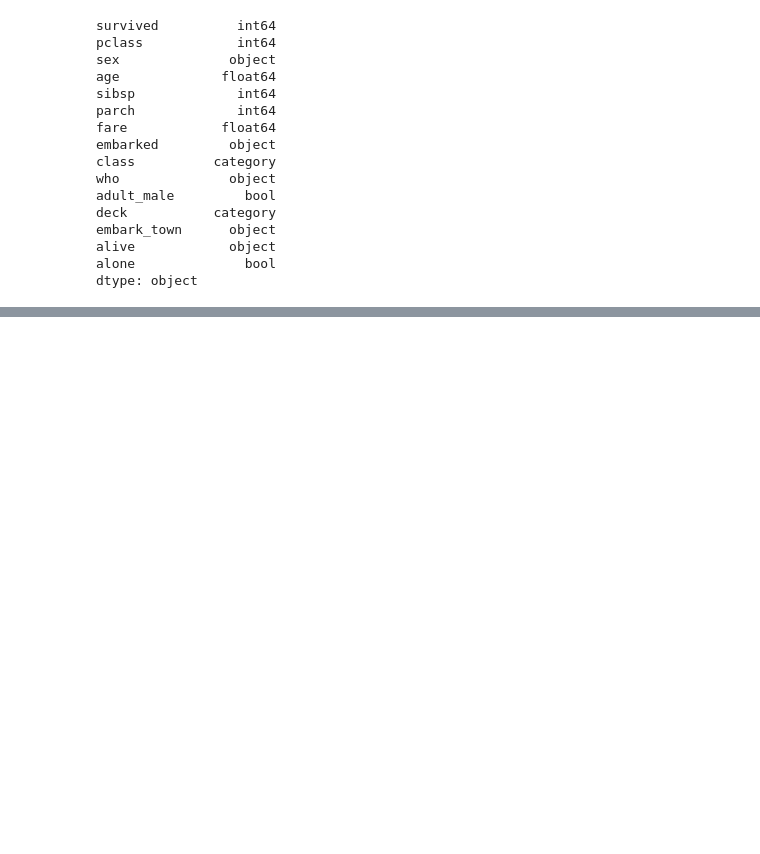
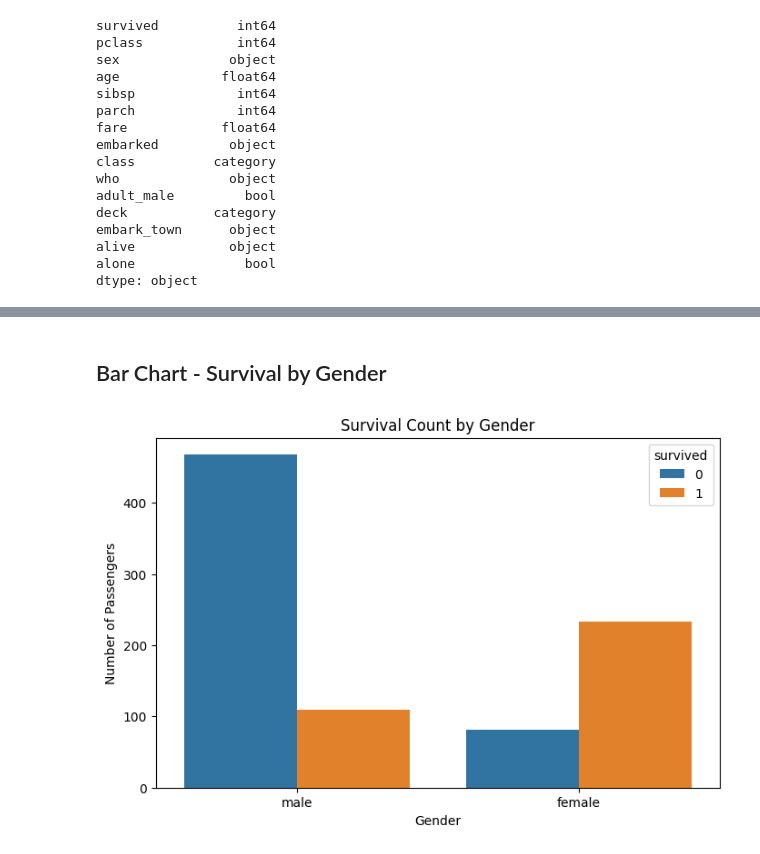
Before and after one commit to nauman1122/neurofive-ml-track, a Jupyter notebook: Week_01/titanic_eda_01.ipynb, the cells around one changed output, grey strips where cells are left out. Saved outputs shown, nothing was run; the diff lists cells and outputs as text; code cells hidden in the pictures; blank space fills up the shorter version.

```diff
--- a/Week_01/titanic_eda_01.ipynb
+++ b/Week_01/titanic_eda_01.ipynb
@@ -96,0 +178,16 @@ This initial exploration shows that missing-value handling and categorical encod
+# %% [markdown]
+## Bar Chart - Survival by Gender
+# %%
+# Bar Chart - Survival by Gender
+
+plt.figure(figsize=(8, 5))
+
+sns.countplot(data=df, x="sex", hue="survived")
+
+plt.title("Survival Count by Gender")
+plt.xlabel("Gender")
+plt.ylabel("Number of Passengers")
+
+plt.show()
+# %% [output]
+[figure, added]
```
Also changed, not shown: parts of 10 cells of this notebook.
